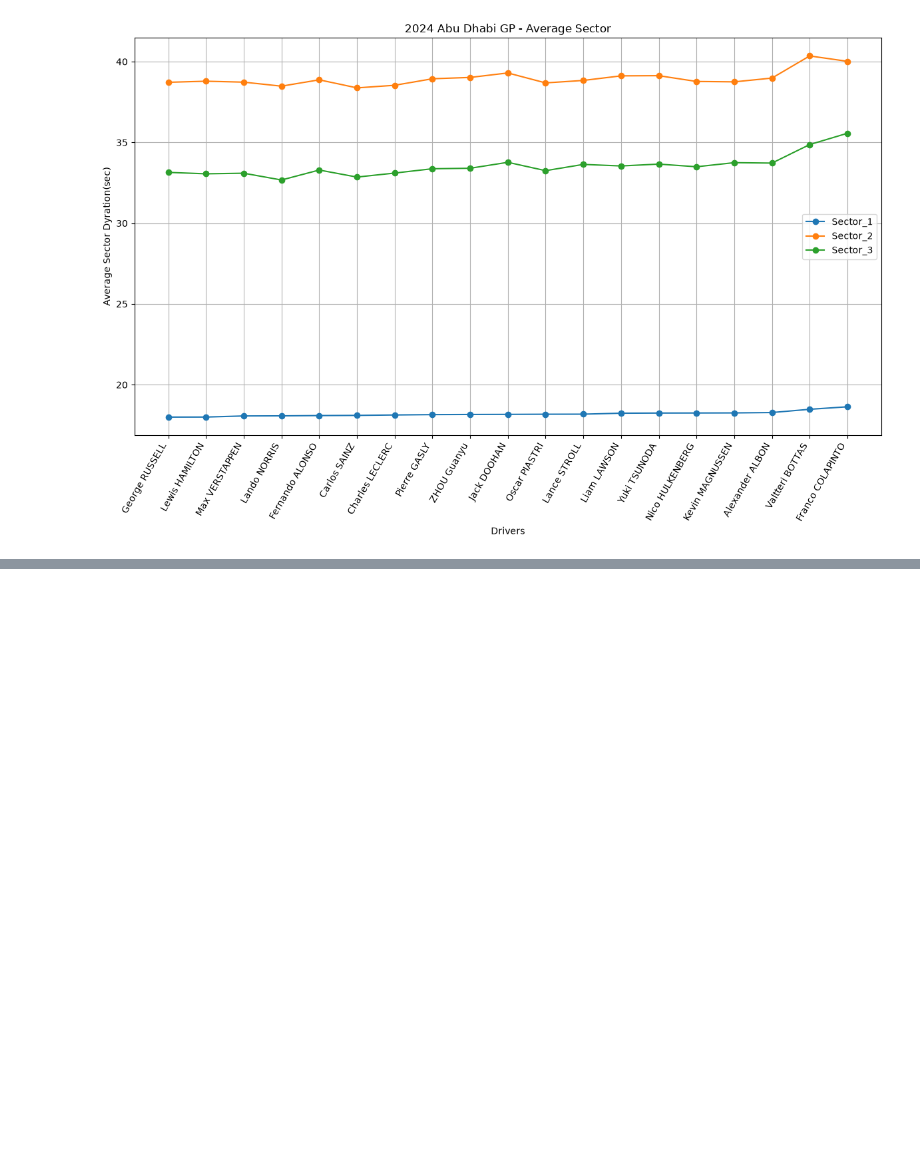
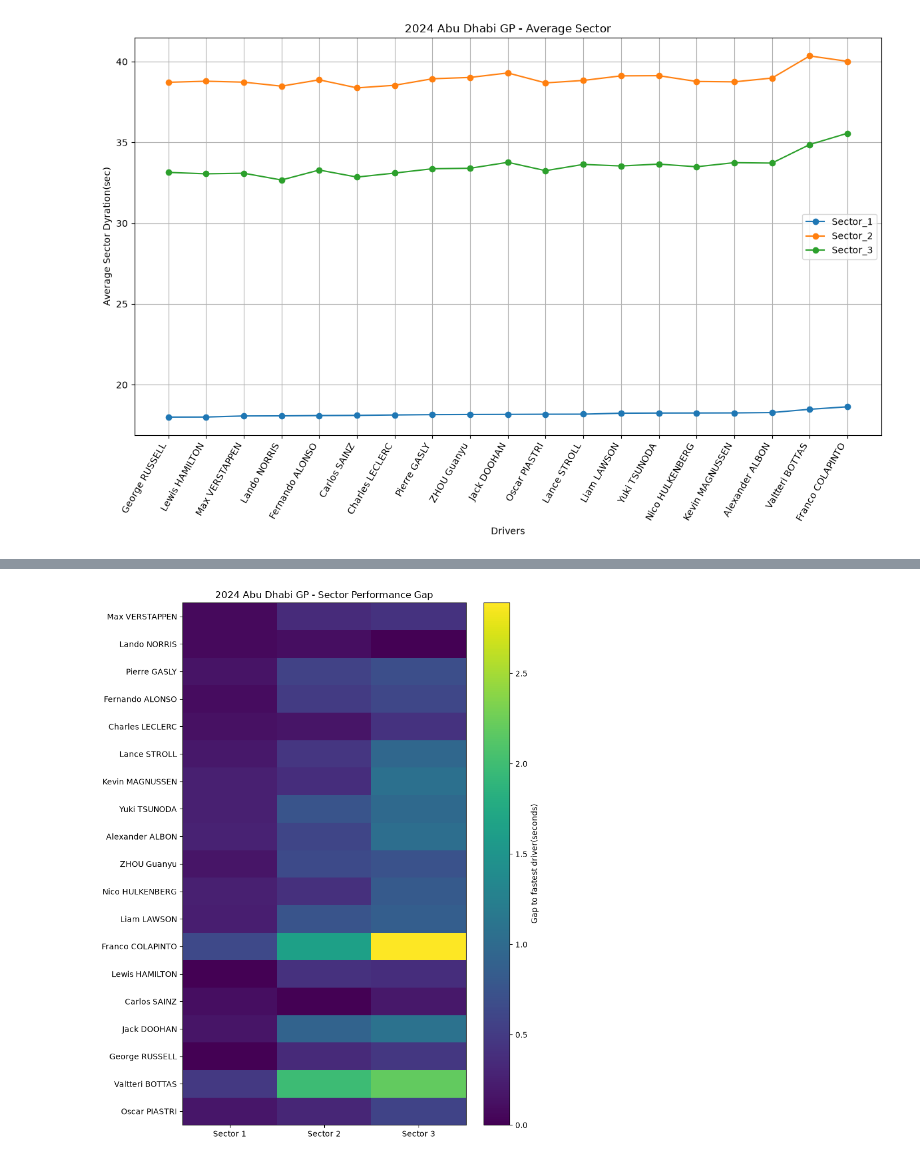
Before and after one commit to usma414/F1-Race-Intelligence-System, a Jupyter notebook: notebooks/01_initial_data_exploration.ipynb, the cells around one changed output, grey strips where cells are left out. Saved outputs shown, nothing was run; the diff lists cells and outputs as text; code cells hidden in the pictures; blank space fills up the shorter version.

Commit message:
Sector Performance Completed

```diff
--- a/notebooks/01_initial_data_exploration.ipynb
+++ b/notebooks/01_initial_data_exploration.ipynb
@@ -752,0 +755,10 @@ plt.show()
+# %%
+sector_gap = sector_performance.copy()
+
+sector_gap["s1_gap"] = sector_gap["duration_sector_1"] - sector_gap["duration_sector_1"].min()
+sector_gap["s2_gap"] = sector_gap["duration_sector_2"] - sector_gap["duration_sector_2"].min()
+sector_gap["s3_gap"] = sector_gap["duration_sector_3"] - sector_gap["duration_sector_3"].min()
+
+print(
+    sector_gap[["full_name", "team_name", "s1_gap", "s2_gap", "s3_gap"]].sort_values("s1_gap").round(3)
+)
@@ -752,0 +855,19 @@ plt.show()
+# %%
+heatmap_data = sector_gap.set_index("full_name")[["s1_gap", "s2_gap", "s3_gap"]]
+
+plt.figure(figsize=(8,10))
+
+plt.imshow(heatmap_data,aspect="auto")
+
+plt.xticks(range(3), ["Sector 1", "Sector 2", "Sector 3"])
+
+plt.yticks(range(len(heatmap_data)), heatmap_data.index)
+
+plt.colorbar(label="Gap to fastest driver(seconds)")
+
+plt.title("2024 Abu Dhabi GP - Sector Performance Gap")
+
+plt.tight_layout()
+plt.show()
+# %% [output]
+[figure, added]
```
Also changed, not shown: parts of 6 cells of this notebook.
